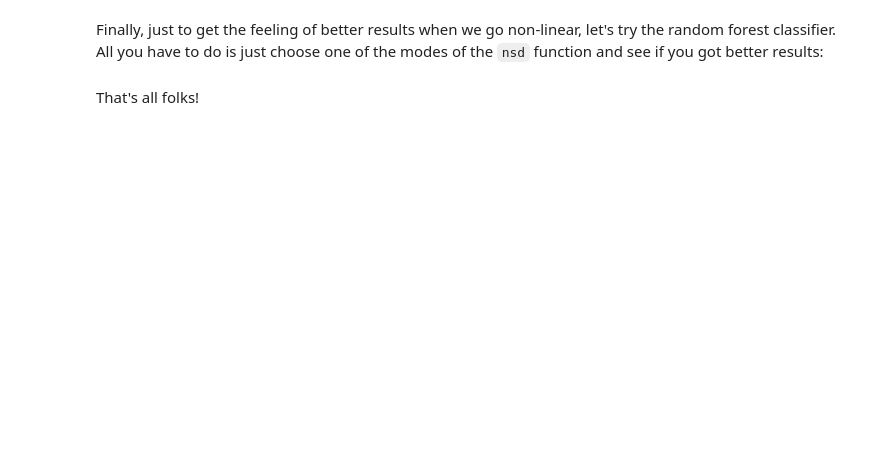
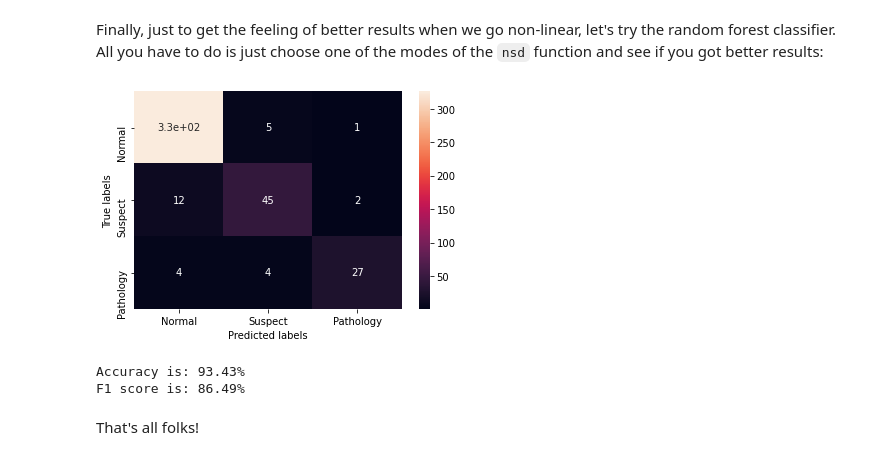
Before and after one commit to mlh-master/hw1_mlh-s_n, a Jupyter notebook: HW1.ipynb, the cells around one changed output. Drawn from its saved outputs; the diff is of its cells as text; code cells hidden in the pictures; blank space fills up the shorter version.

```diff
--- a/HW1.ipynb
+++ b/HW1.ipynb
@@ -533,17 +556,21 @@ As you can see, the features were non-linearly transformed simply by squaring ea
 Finally, just to get the feeling of better results when we go non-linear, let's try the random forest classifier. All you have to do is just choose one of the modes of the `nsd` function and see if you got better results:
 # %%
 from sklearn.ensemble import RandomForestClassifier as rfc
-mode =  # choose your method
+mode = 'MinMax' # choose your method
 clf = rfc(n_estimators=10)
 clf.fit(nsd(X_train, mode=mode), y_train)
 y_pred = clf.predict(nsd(X_test, mode=mode))
 cnf_matrix = metrics.confusion_matrix(y_test, y_pred)
 ax = plt.subplot()
 sns.heatmap(cnf_matrix, annot=True, xticklabels=['Normal', 'Suspect', 'Pathology'],
             yticklabels=['Normal', 'Suspect', 'Pathology'])
 ax.set(ylabel='True labels', xlabel='Predicted labels')
 plt.show()
 print("Accuracy is: " + str("{0:.2f}".format(100 * metrics.accuracy_score(y_test, y_pred))) + "%")
 print("F1 score is: " + str("{0:.2f}".format(100 * metrics.f1_score(y_test, y_pred, average='macro'))) + "%")
+# %% [output]
+[figure, added]
+Accuracy is: 93.43%
+F1 score is: 86.49%
 # %% [markdown]
 That's all folks!
```
Also changed, not shown: parts of 26 cells of this notebook, 4 other files.
